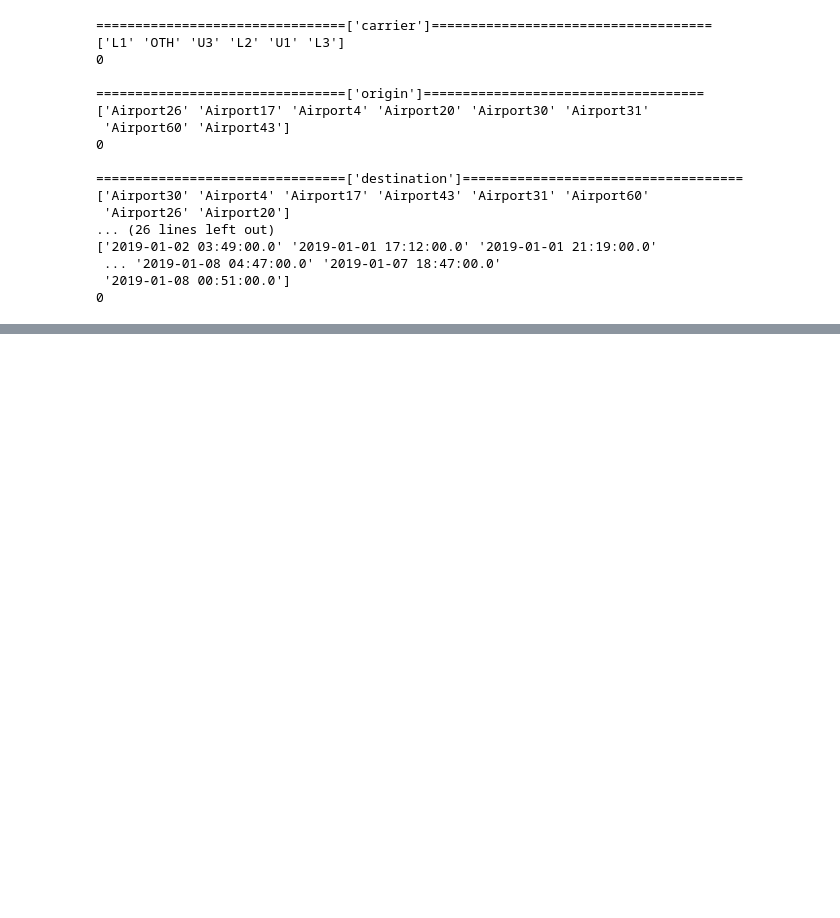
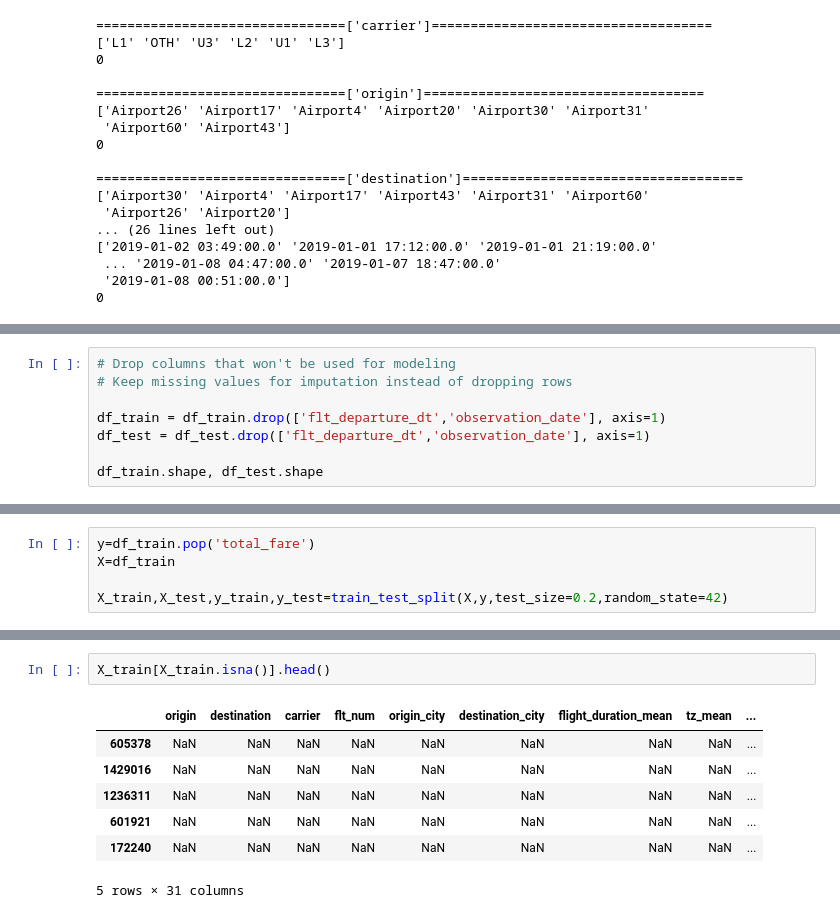
Before and after one commit to pushpander1010/united_assignment, a Jupyter notebook: united.ipynb, the cells around one changed output, grey strips where cells are left out. Drawn from its saved outputs; the diff is of its cells as text; blank space fills up the shorter version.

```diff
--- a/united.ipynb
+++ b/united.ipynb
@@ -114,0 +297,8 @@ train_schedules_df.head(2)
+# %%
+# Drop columns that won't be used for modeling
+# Keep missing values for imputation instead of dropping rows
+
+df_train = df_train.drop(['flt_departure_dt','observation_date'], axis=1)
+df_test = df_test.drop(['flt_departure_dt','observation_date'], axis=1)
+
+df_train.shape, df_test.shape
@@ -114,0 +307,5 @@ train_schedules_df.head(2)
+# %%
+y=df_train.pop('total_fare')
+X=df_train
+
+X_train,X_test,y_train,y_test=train_test_split(X,y,test_size=0.2,random_state=42)
@@ -114,0 +361,10 @@ train_schedules_df.head(2)
+# %%
+X_train[X_train.isna()].head()
+# %% [output]
+|  | origin | destination | carrier | flt_num | origin_city | destination_city | flight_duration_mean | tz_mean | ... |
+| 605378 | NaN | NaN | NaN | NaN | NaN | NaN | NaN | NaN | ... |
+| 1429016 | NaN | NaN | NaN | NaN | NaN | NaN | NaN | NaN | ... |
+| 1236311 | NaN | NaN | NaN | NaN | NaN | NaN | NaN | NaN | ... |
+| 601921 | NaN | NaN | NaN | NaN | NaN | NaN | NaN | NaN | ... |
+| 172240 | NaN | NaN | NaN | NaN | NaN | NaN | NaN | NaN | ... |
+5 rows × 31 columns
```
Also changed, not shown: parts of 21 cells of this notebook.
